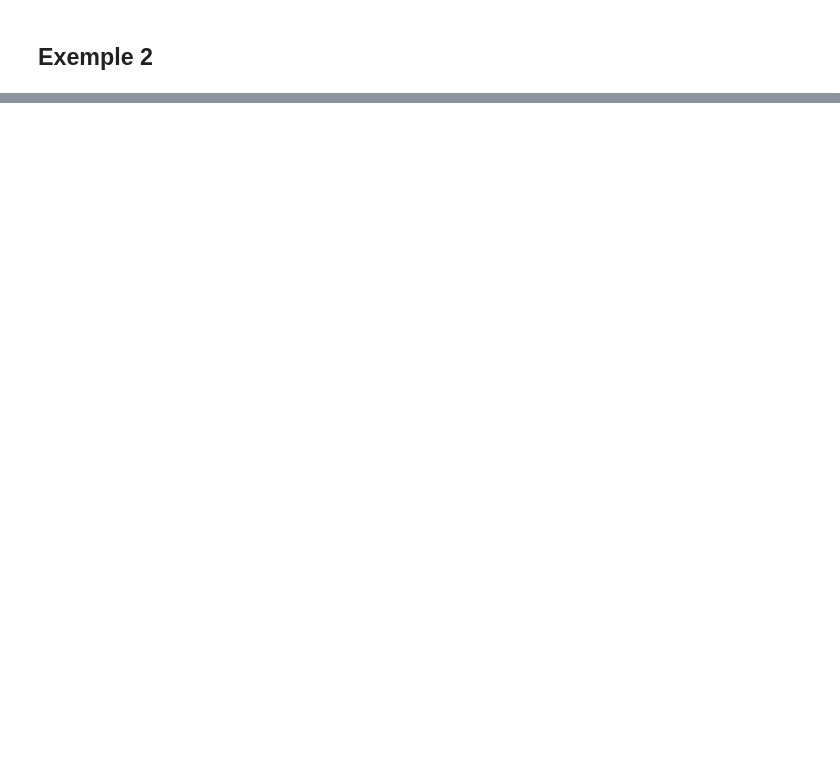
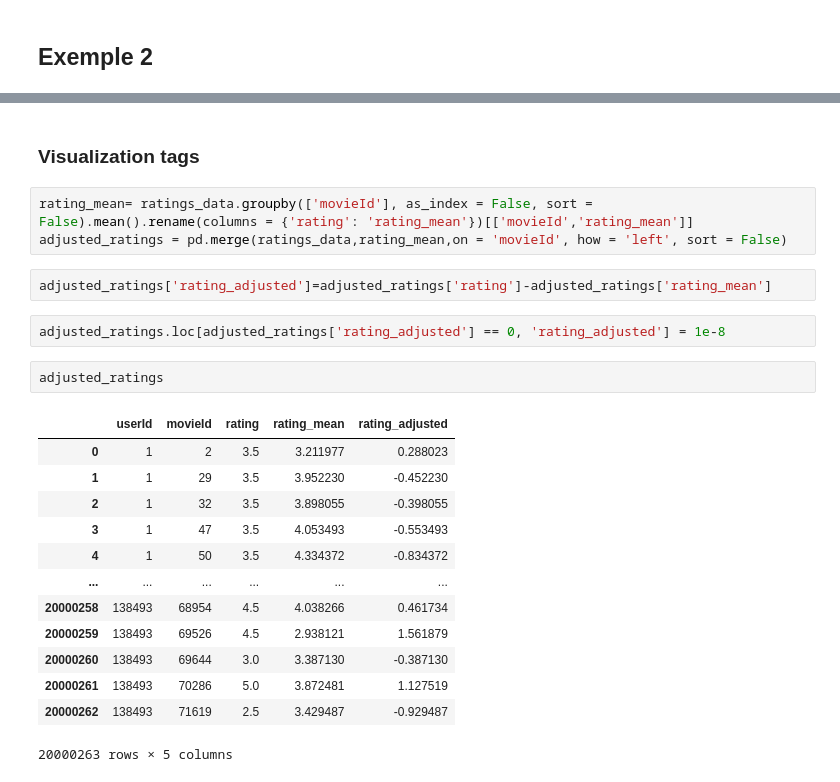
Before and after one commit to andlints/Mise-en-oeuvre-d-un-syst-me-de-recommendation-froid, a Jupyter notebook: CODE/Visualization.ipynb, the cells around one changed output, grey strips where cells are left out. Saved outputs shown, nothing was run; the diff lists cells and outputs as text; blank space fills up the shorter version.

```diff
--- a/CODE/Visualization.ipynb
+++ b/CODE/Visualization.ipynb
@@ -374,0 +471,25 @@ L'ensemble C:
+# %% [markdown]
+### Visualization tags
+# %%
+rating_mean= ratings_data.groupby(['movieId'], as_index = False, sort = False).mean().rename(columns = {'rating': 'rating_mean'})[['movieId','rating_mean']]
+adjusted_ratings = pd.merge(ratings_data,rating_mean,on = 'movieId', how = 'left', sort = False)
+# %%
+adjusted_ratings['rating_adjusted']=adjusted_ratings['rating']-adjusted_ratings['rating_mean']
+# %%
+adjusted_ratings.loc[adjusted_ratings['rating_adjusted'] == 0, 'rating_adjusted'] = 1e-8
+# %%
+adjusted_ratings
+# %% [output]
+|  | userId | movieId | rating | rating_mean | rating_adjusted |
+| 0 | 1 | 2 | 3.5 | 3.211977 | 0.288023 |
+| 1 | 1 | 29 | 3.5 | 3.952230 | -0.452230 |
+| 2 | 1 | 32 | 3.5 | 3.898055 | -0.398055 |
+| 3 | 1 | 47 | 3.5 | 4.053493 | -0.553493 |
+| 4 | 1 | 50 | 3.5 | 4.334372 | -0.834372 |
+| ... | ... | ... | ... | ... | ... |
+| 20000258 | 138493 | 68954 | 4.5 | 4.038266 | 0.461734 |
+| 20000259 | 138493 | 69526 | 4.5 | 2.938121 | 1.561879 |
+| 20000260 | 138493 | 69644 | 3.0 | 3.387130 | -0.387130 |
+| 20000261 | 138493 | 70286 | 5.0 | 3.872481 | 1.127519 |
+| 20000262 | 138493 | 71619 | 2.5 | 3.429487 | -0.929487 |
+20000263 rows × 5 columns
```
Also changed, not shown: parts of 24 cells of this notebook.
